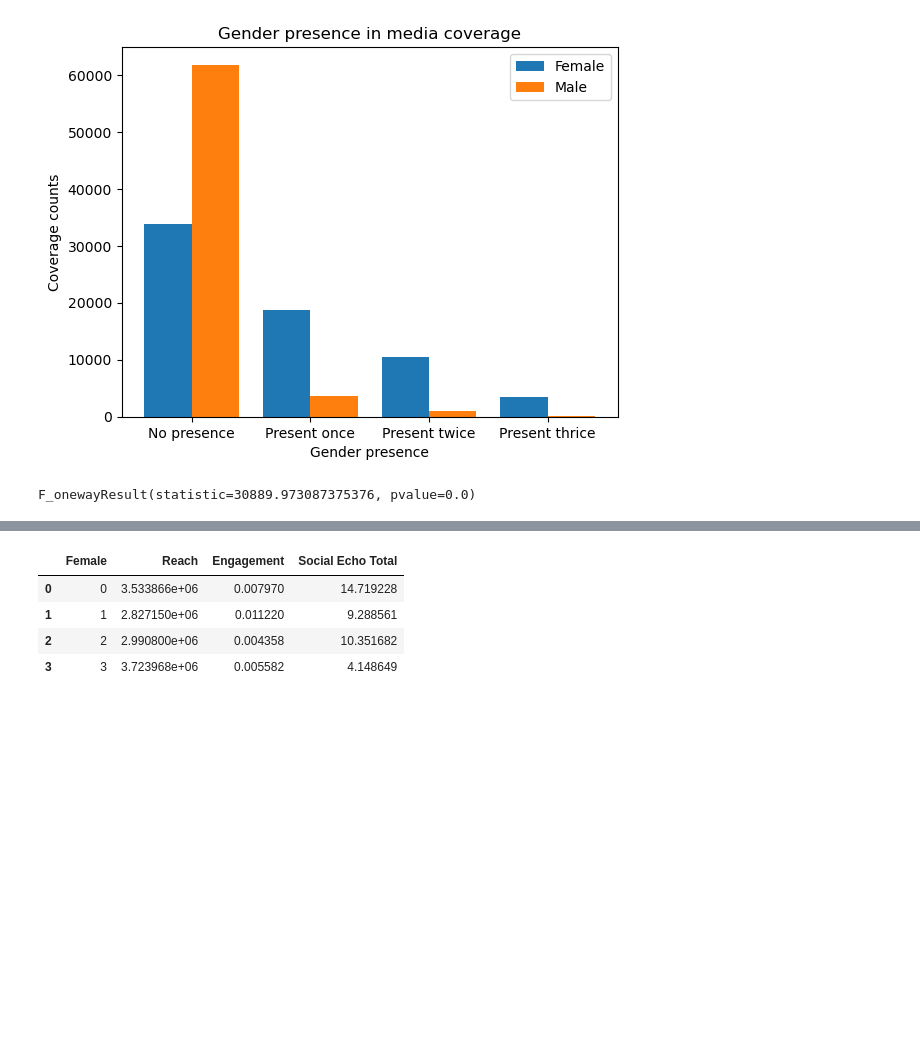
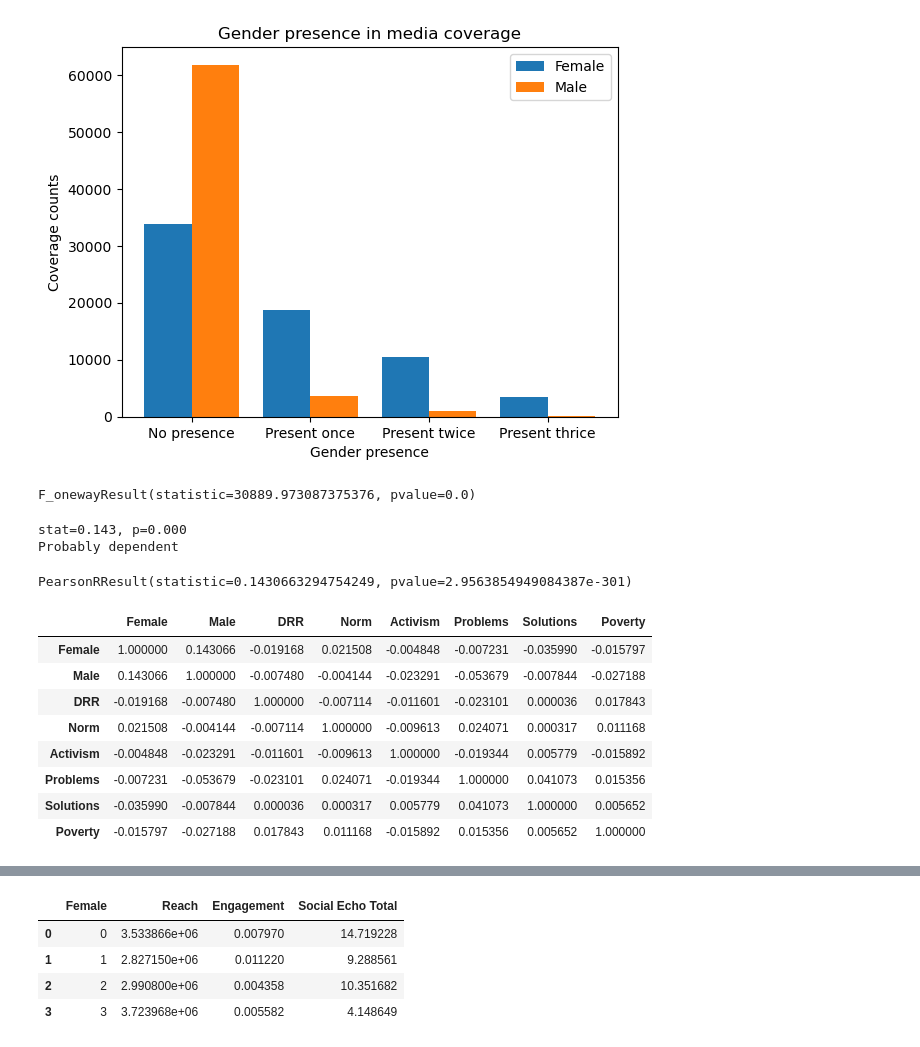
Before and after one commit to trangnhungpham/CEFM-project, a Jupyter notebook: Statistics.ipynb, the cells around one changed output, grey strips where cells are left out. Saved outputs shown, nothing was run; the diff lists cells and outputs as text; code cells hidden in the pictures; blank space fills up the shorter version.

```diff
--- a/Statistics.ipynb
+++ b/Statistics.ipynb
@@ -173,3 +247,23 @@ f_oneway(data1['Female'],data1['Male'])
 F_onewayResult(statistic=30889.973087375376, pvalue=0.0)
 # %%
 #the one-way ANOVA test with p-value <0.001 so it signifies that there is difference
+# %%
+# Let's check if there is correlation between Female and Male presence with a Pearson's Correlation test
+from scipy.stats import pearsonr
+stat, p = pearsonr(data1['Female'], data1['Male'])
+print('stat=%.3f, p=%.3f' % (stat, p))
+if p > 0.05:
+ print('Probably independent')
+else:
+ print('Probably dependent')
+# %% [output]
+stat=0.143, p=0.000
+Probably dependent
+# %%
+#Another way to test
+import scipy
+x = data1['Female']
+y = data['Male']
+scipy.stats.pearsonr(x, y)    # Pearson's r
+# %% [output]
+PearsonRResult(statistic=0.1430663294754249, pvalue=2.9563854949084387e-301)
@@ -175,0 +272,13 @@ F_onewayResult(statistic=30889.973087375376, pvalue=0.0)
+# %%
+#Form a covariance matrix of all presence variables
+presence_data.corr(method='pearson', min_periods=1, numeric_only=False)
+# %% [output]
+|  | Female | Male | DRR | Norm | Activism | Problems | Solutions | Poverty |
+| Female | 1.000000 | 0.143066 | -0.019168 | 0.021508 | -0.004848 | -0.007231 | -0.035990 | -0.015797 |
+| Male | 0.143066 | 1.000000 | -0.007480 | -0.004144 | -0.023291 | -0.053679 | -0.007844 | -0.027188 |
+| DRR | -0.019168 | -0.007480 | 1.000000 | -0.007114 | -0.011601 | -0.023101 | 0.000036 | 0.017843 |
+| Norm | 0.021508 | -0.004144 | -0.007114 | 1.000000 | -0.009613 | 0.024071 | 0.000317 | 0.011168 |
+| Activism | -0.004848 | -0.023291 | -0.011601 | -0.009613 | 1.000000 | -0.019344 | 0.005779 | -0.015892 |
+| Problems | -0.007231 | -0.053679 | -0.023101 | 0.024071 | -0.019344 | 1.000000 | 0.041073 | 0.015356 |
+| Solutions | -0.035990 | -0.007844 | 0.000036 | 0.000317 | 0.005779 | 0.041073 | 1.000000 | 0.005652 |
+| Poverty | -0.015797 | -0.027188 | 0.017843 | 0.011168 | -0.015892 | 0.015356 | 0.005652 | 1.000000 |
```
Also changed, not shown: parts of 32 cells of this notebook.
